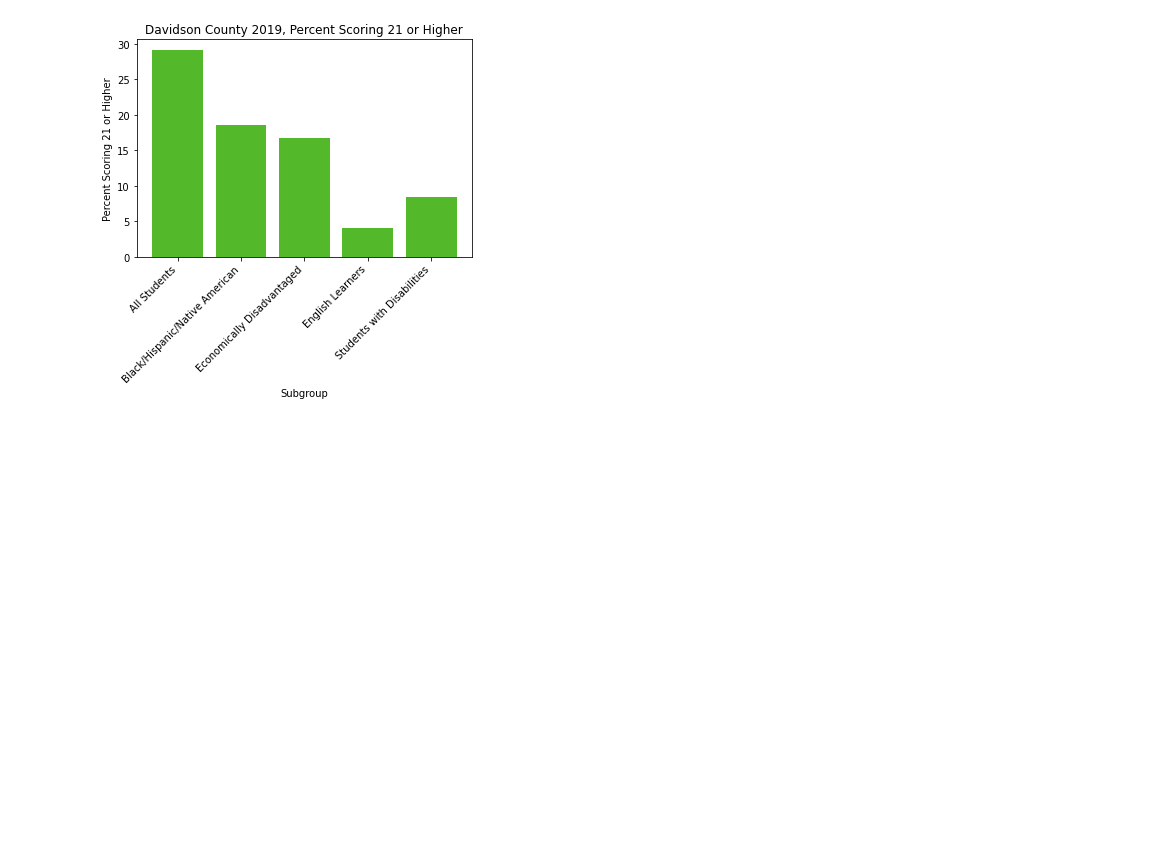
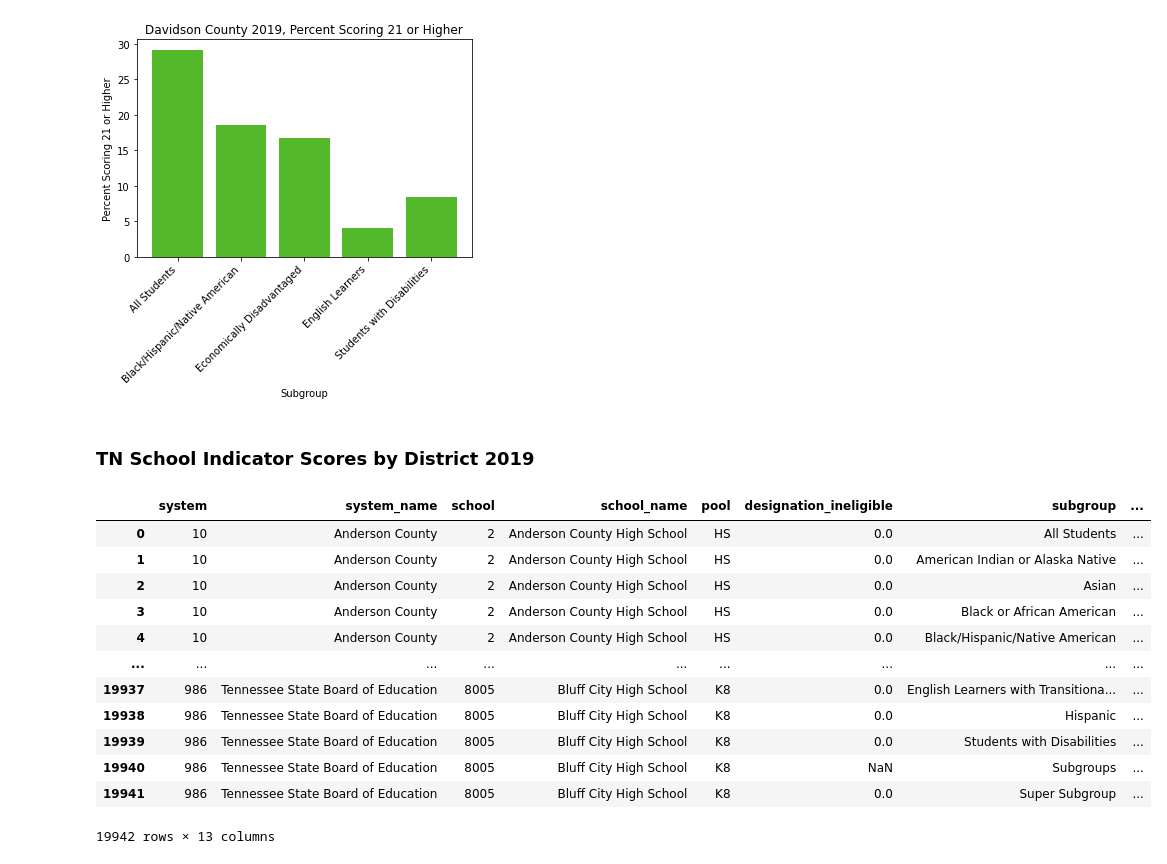
Before and after one commit to CalebAutry/capstone, a Jupyter notebook: notebooks/capstone.ipynb, the cells around one changed output. Drawn from its saved outputs; the diff is of its cells as text; code cells hidden in the pictures; blank space fills up the shorter version.

```diff
--- a/notebooks/capstone.ipynb
+++ b/notebooks/capstone.ipynb
@@ -863,3 +863,21 @@ plt.xticks(rotation=45,
 # %% [output]
 ''
 [figure]
+# %% [markdown]
+### TN School Indicator Scores by District 2019
+# %%
+school_indicators_19
+# %% [output]
+|  | system | system_name | school | school_name | pool | designation_ineligible | subgroup | ... |
+| 0 | 10 | Anderson County | 2 | Anderson County High School | HS | 0.0 | All Students | ... |
+| 1 | 10 | Anderson County | 2 | Anderson County High School | HS | 0.0 | American Indian or Alaska Native | ... |
+| 2 | 10 | Anderson County | 2 | Anderson County High School | HS | 0.0 | Asian | ... |
+| 3 | 10 | Anderson County | 2 | Anderson County High School | HS | 0.0 | Black or African American | ... |
+| 4 | 10 | Anderson County | 2 | Anderson County High School | HS | 0.0 | Black/Hispanic/Native American | ... |
+| ... | ... | ... | ... | ... | ... | ... | ... | ... |
+| 19937 | 986 | Tennessee State Board of Education | 8005 | Bluff City High School | K8 | 0.0 | English Learners with Transitiona... | ... |
+| 19938 | 986 | Tennessee State Board of Education | 8005 | Bluff City High School | K8 | 0.0 | Hispanic | ... |
+| 19939 | 986 | Tennessee State Board of Education | 8005 | Bluff City High School | K8 | 0.0 | Students with Disabilities | ... |
+| 19940 | 986 | Tennessee State Board of Education | 8005 | Bluff City High School | K8 | NaN | Subgroups | ... |
+| 19941 | 986 | Tennessee State Board of Education | 8005 | Bluff City High School | K8 | 0.0 | Super Subgroup | ... |
+19942 rows × 13 columns
```
Also changed, not shown: parts of 12 cells of this notebook.
